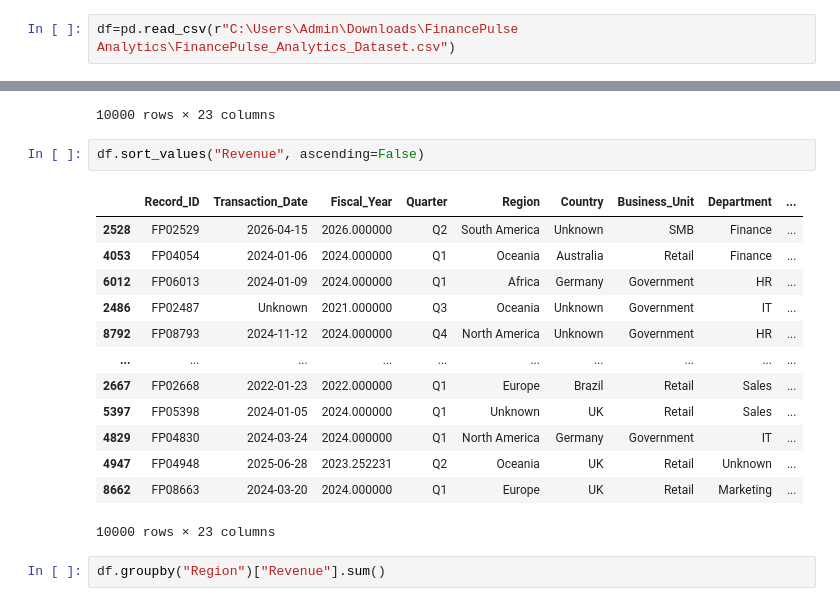
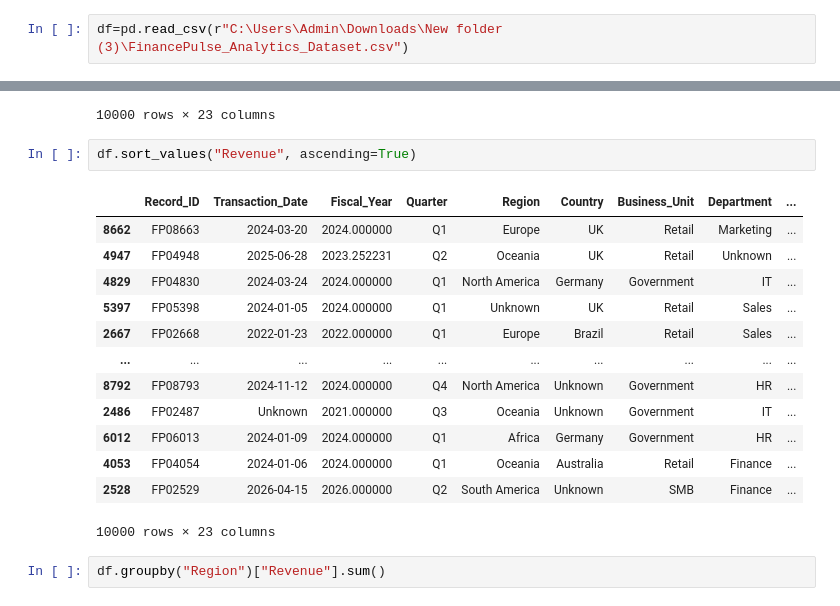
Before and after one commit to bijoe-byte/FinancePulse-Data-Analysis, a Jupyter notebook: FinancePulse.ipynb, the cells around one changed output, grey strips where cells are left out. Drawn from its saved outputs; the diff is of its cells as text.

```diff
--- a/FinancePulse.ipynb
+++ b/FinancePulse.ipynb
@@ -2,7 +2,7 @@
 import pandas as pd
 import numpy as np
 # %%
-df=pd.read_csv(r"C:\Users\Admin\Downloads\FinancePulse Analytics\FinancePulse_Analytics_Dataset.csv")
+df=pd.read_csv(r"C:\Users\Admin\Downloads\New folder (3)\FinancePulse_Analytics_Dataset.csv")
 # %%
 df
 # %% [output]
@@ -221,20 +205,20 @@ df.sort_values("Revenue", ascending=False)
 | 8662 | FP08663 | 2024-03-20 | 2024.000000 | Q1 | Europe | UK | Retail | Marketing | ... |
 10000 rows × 23 columns
 # %%
-df.sort_values("Revenue", ascending=False)
+df.sort_values("Revenue", ascending=True)
 # %% [output]
 |  | Record_ID | Transaction_Date | Fiscal_Year | Quarter | Region | Country | Business_Unit | Department | ... |
+| 8662 | FP08663 | 2024-03-20 | 2024.000000 | Q1 | Europe | UK | Retail | Marketing | ... |
+| 4947 | FP04948 | 2025-06-28 | 2023.252231 | Q2 | Oceania | UK | Retail | Unknown | ... |
+| 4829 | FP04830 | 2024-03-24 | 2024.000000 | Q1 | North America | Germany | Government | IT | ... |
+| 5397 | FP05398 | 2024-01-05 | 2024.000000 | Q1 | Unknown | UK | Retail | Sales | ... |
+| 2667 | FP02668 | 2022-01-23 | 2022.000000 | Q1 | Europe | Brazil | Retail | Sales | ... |
+| ... | ... | ... | ... | ... | ... | ... | ... | ... | ... |
+| 8792 | FP08793 | 2024-11-12 | 2024.000000 | Q4 | North America | Unknown | Government | HR | ... |
+| 2486 | FP02487 | Unknown | 2021.000000 | Q3 | Oceania | Unknown | Government | IT | ... |
+| 6012 | FP06013 | 2024-01-09 | 2024.000000 | Q1 | Africa | Germany | Government | HR | ... |
+| 4053 | FP04054 | 2024-01-06 | 2024.000000 | Q1 | Oceania | Australia | Retail | Finance | ... |
 | 2528 | FP02529 | 2026-04-15 | 2026.000000 | Q2 | South America | Unknown | SMB | Finance | ... |
-| 4053 | FP04054 | 2024-01-06 | 2024.000000 | Q1 | Oceania | Australia | Retail | Finance | ... |
-| 6012 | FP06013 | 2024-01-09 | 2024.000000 | Q1 | Africa | Germany | Government | HR | ... |
-| 2486 | FP02487 | Unknown | 2021.000000 | Q3 | Oceania | Unknown | Government | IT | ... |
-| 8792 | FP08793 | 2024-11-12 | 2024.000000 | Q4 | North America | Unknown | Government | HR | ... |
-| ... | ... | ... | ... | ... | ... | ... | ... | ... | ... |
-| 2667 | FP02668 | 2022-01-23 | 2022.000000 | Q1 | Europe | Brazil | Retail | Sales | ... |
-| 5397 | FP05398 | 2024-01-05 | 2024.000000 | Q1 | Unknown | UK | Retail | Sales | ... |
-| 4829 | FP04830 | 2024-03-24 | 2024.000000 | Q1 | North America | Germany | Government | IT | ... |
-| 4947 | FP04948 | 2025-06-28 | 2023.252231 | Q2 | Oceania | UK | Retail | Unknown | ... |
-| 8662 | FP08663 | 2024-03-20 | 2024.000000 | Q1 | Europe | UK | Retail | Marketing | ... |
 10000 rows × 23 columns
 # %%
 df.groupby("Region")["Revenue"].sum()
```
Also changed, not shown: parts of 4 cells of this notebook.
